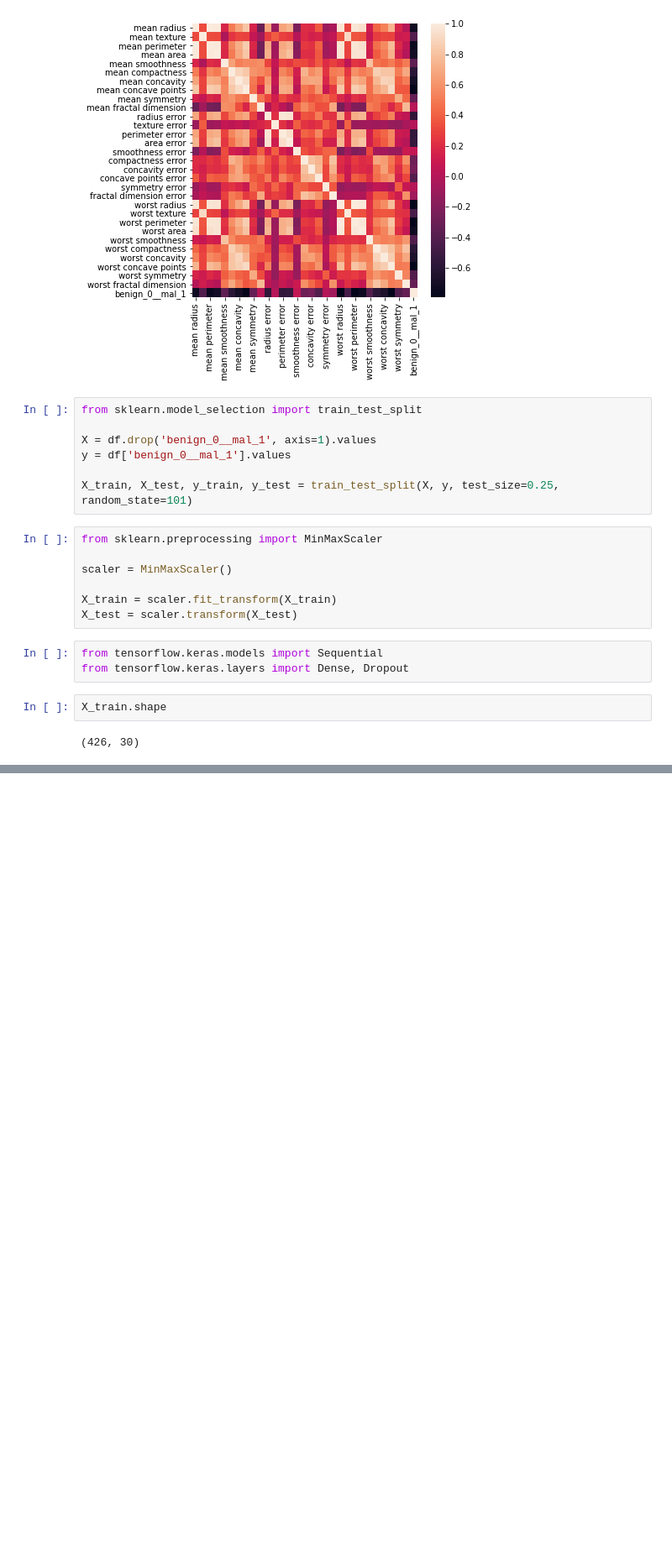
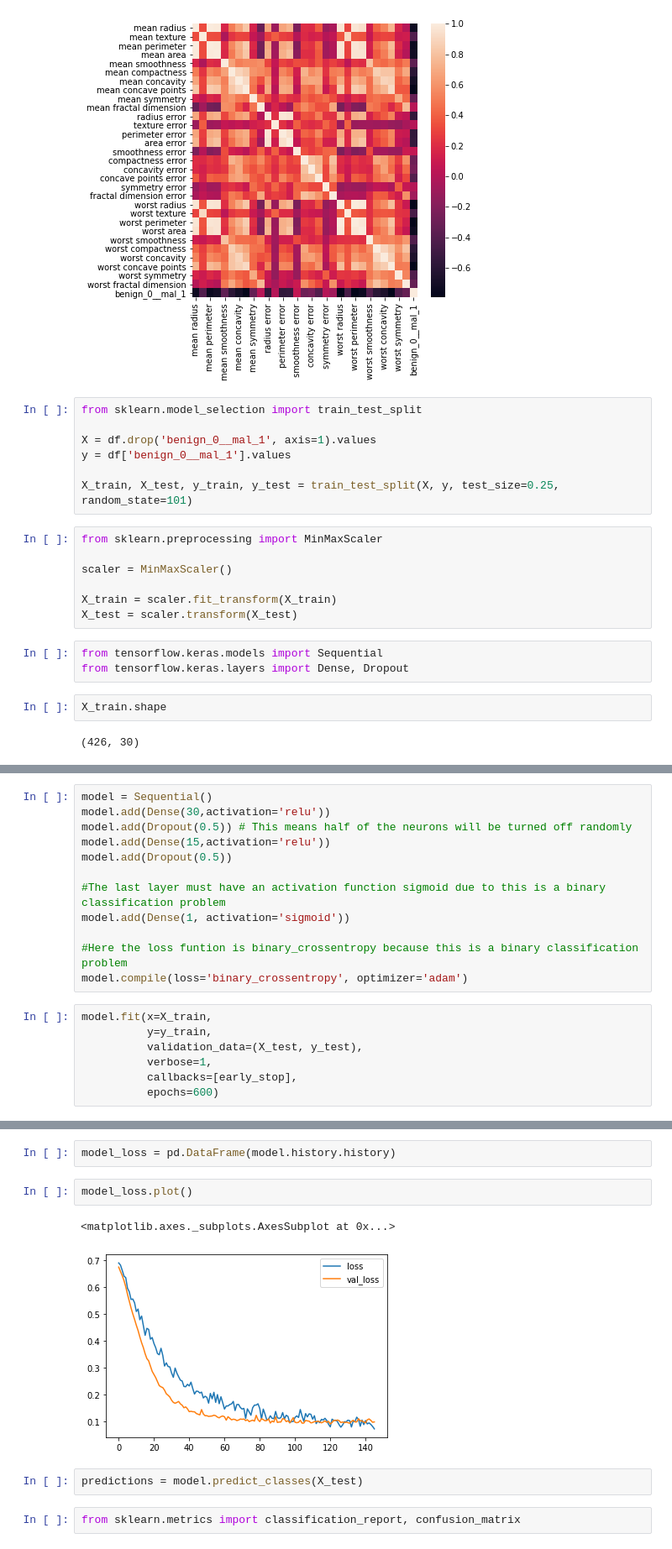
Before and after one commit to anusurabhi/Data-Science, a Jupyter notebook: Classification advanced using cancer cell data.ipynb, the cells around one changed output, grey strips where cells are left out. Shown at 84% size. Drawn from its saved outputs; the diff is of its cells as text; blank space fills up the shorter version.

```diff
--- a/Classification advanced using cancer cell data.ipynb
+++ b/Classification advanced using cancer cell data.ipynb
@@ -87,0 +132,19 @@ losses.plot()
+# %%
+model = Sequential()
+model.add(Dense(30,activation='relu'))
+model.add(Dropout(0.5)) # This means half of the neurons will be turned off randomly
+model.add(Dense(15,activation='relu'))
+model.add(Dropout(0.5))
+
+#The last layer must have an activation function sigmoid due to this is a binary classification problem
+model.add(Dense(1, activation='sigmoid'))
+
+#Here the loss funtion is binary_crossentropy because this is a binary classification problem
+model.compile(loss='binary_crossentropy', optimizer='adam')
+# %%
+model.fit(x=X_train,
+          y=y_train,
+          validation_data=(X_test, y_test),
+          verbose=1,
+          callbacks=[early_stop],
+          epochs=600)
@@ -87,0 +170,11 @@ losses.plot()
+# %%
+model_loss = pd.DataFrame(model.history.history)
+# %%
+model_loss.plot()
+# %% [output]
+<matplotlib.axes._subplots.AxesSubplot at 0x...>
+[figure, added]
+# %%
+predictions = model.predict_classes(X_test)
+# %%
+from sklearn.metrics import classification_report, confusion_matrix
```
Also changed, not shown: parts of 10 cells of this notebook.
